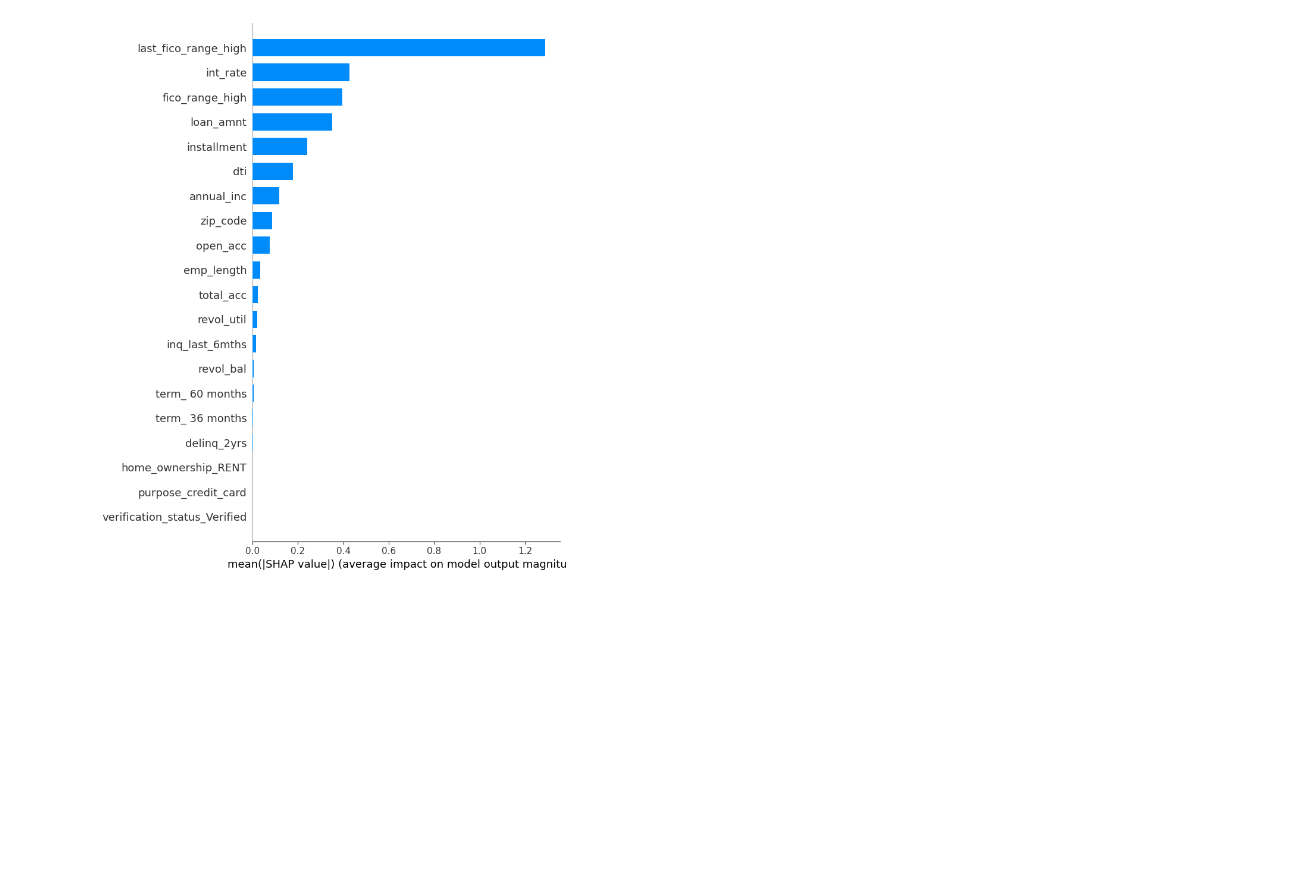
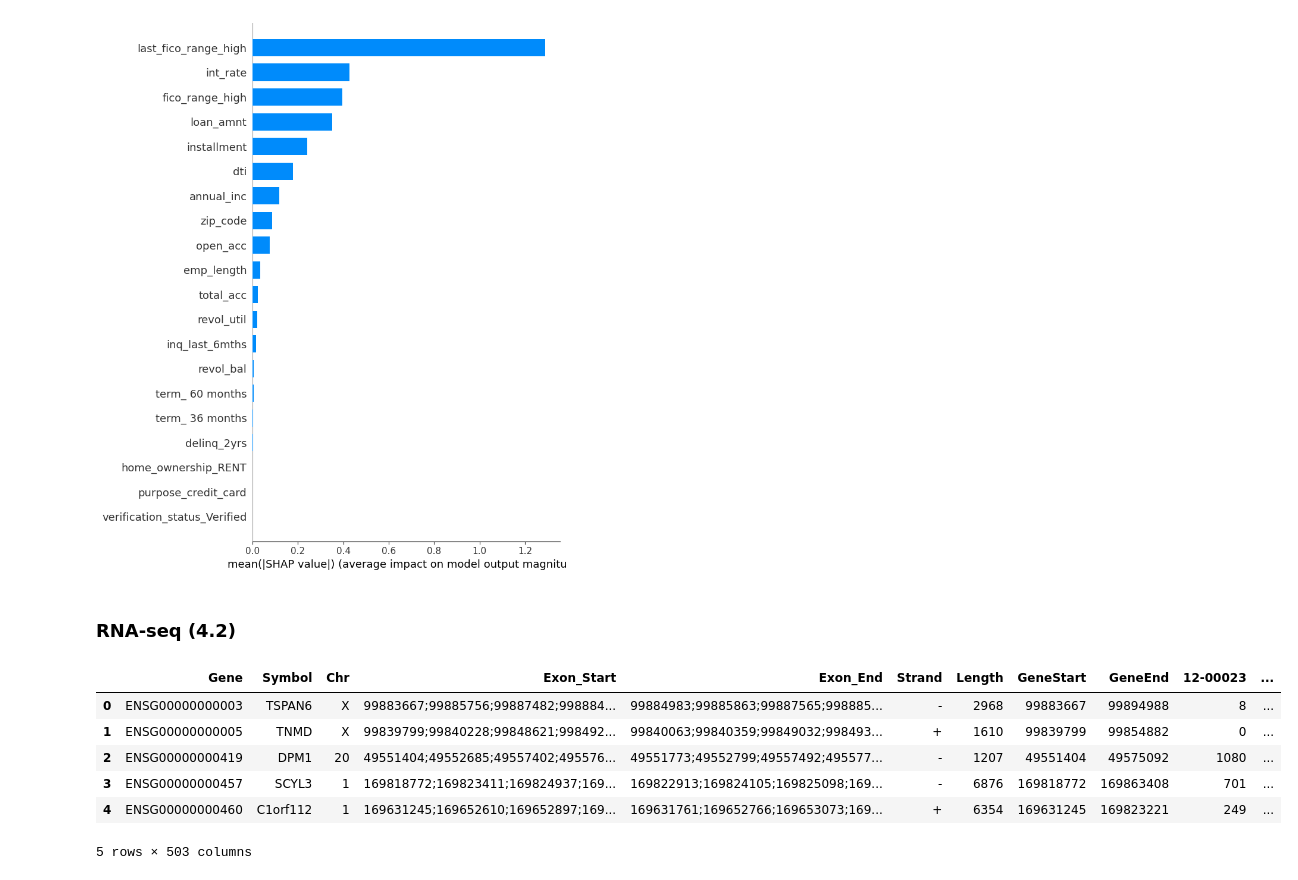
Before and after one commit to nthng-quan/t2mt2d-intro-to-ml, a Jupyter notebook: shap.ipynb, the cells around one changed output. Drawn from its saved outputs; the diff is of its cells as text; code cells hidden in the pictures; blank space fills up the shorter version.

```diff
--- a/shap.ipynb
+++ b/shap.ipynb
@@ -245,3 +245,16 @@ No data for colormapping provided via 'c'. Parameters 'vmin', 'vmax' will be ign
 shap.summary_plot(shap_values, X_test, plot_type="bar")
 # %% [output]
 [figure]
+# %% [markdown]
+### RNA-seq (4.2)
+# %%
+rna=pd.read_csv('data/BeatAML_RNASeq_rawcounts_2018_10_24.csv', low_memory=False)
+rna.head()
+# %% [output]
+|  | Gene | Symbol | Chr | Exon_Start | Exon_End | Strand | Length | GeneStart | GeneEnd | 12-00023 | ... |
+| 0 | ENSG00000000003 | TSPAN6 | X | 99883667;99885756;99887482;998884... | 99884983;99885863;99887565;998885... | - | 2968 | 99883667 | 99894988 | 8 | ... |
+| 1 | ENSG00000000005 | TNMD | X | 99839799;99840228;99848621;998492... | 99840063;99840359;99849032;998493... | + | 1610 | 99839799 | 99854882 | 0 | ... |
+| 2 | ENSG00000000419 | DPM1 | 20 | 49551404;49552685;49557402;495576... | 49551773;49552799;49557492;495577... | - | 1207 | 49551404 | 49575092 | 1080 | ... |
+| 3 | ENSG00000000457 | SCYL3 | 1 | 169818772;169823411;169824937;169... | 169822913;169824105;169825098;169... | - | 6876 | 169818772 | 169863408 | 701 | ... |
+| 4 | ENSG00000000460 | C1orf112 | 1 | 169631245;169652610;169652897;169... | 169631761;169652766;169653073;169... | + | 6354 | 169631245 | 169823221 | 249 | ... |
+5 rows × 503 columns
```
